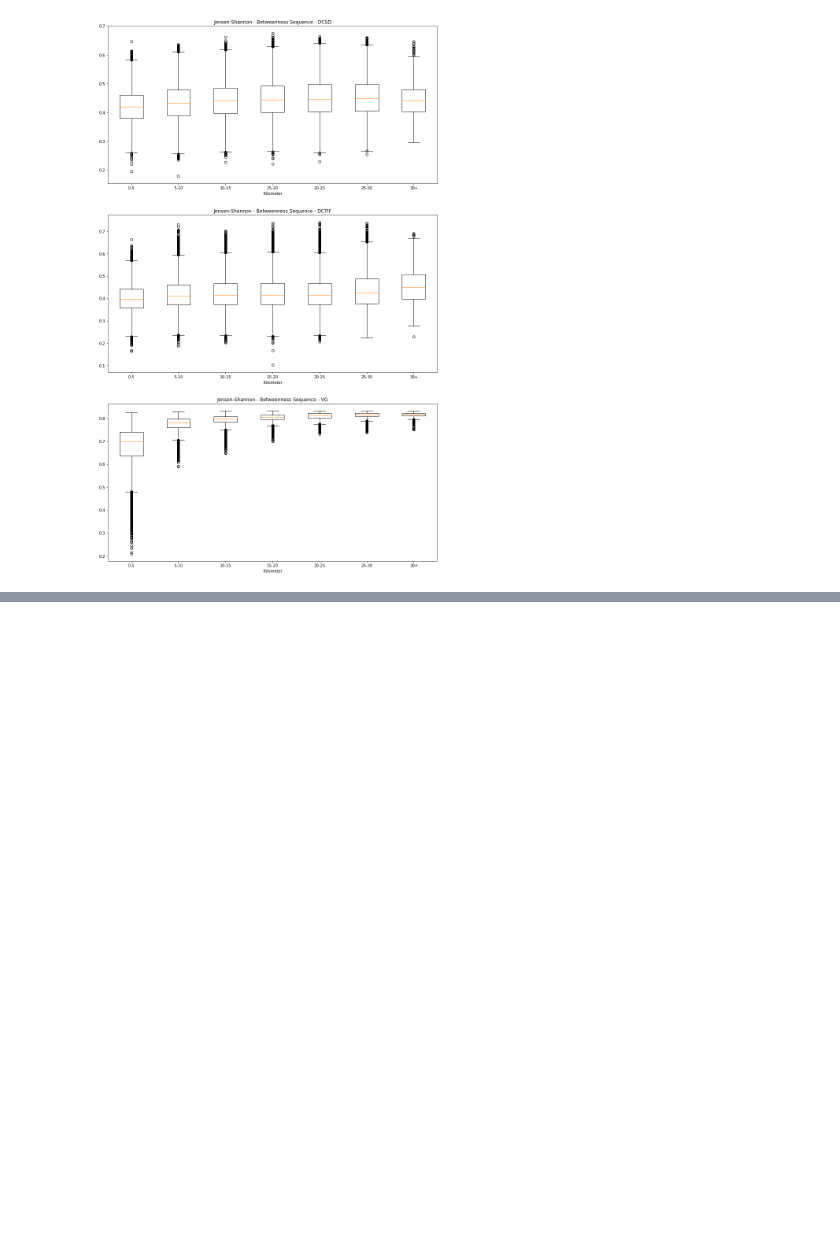
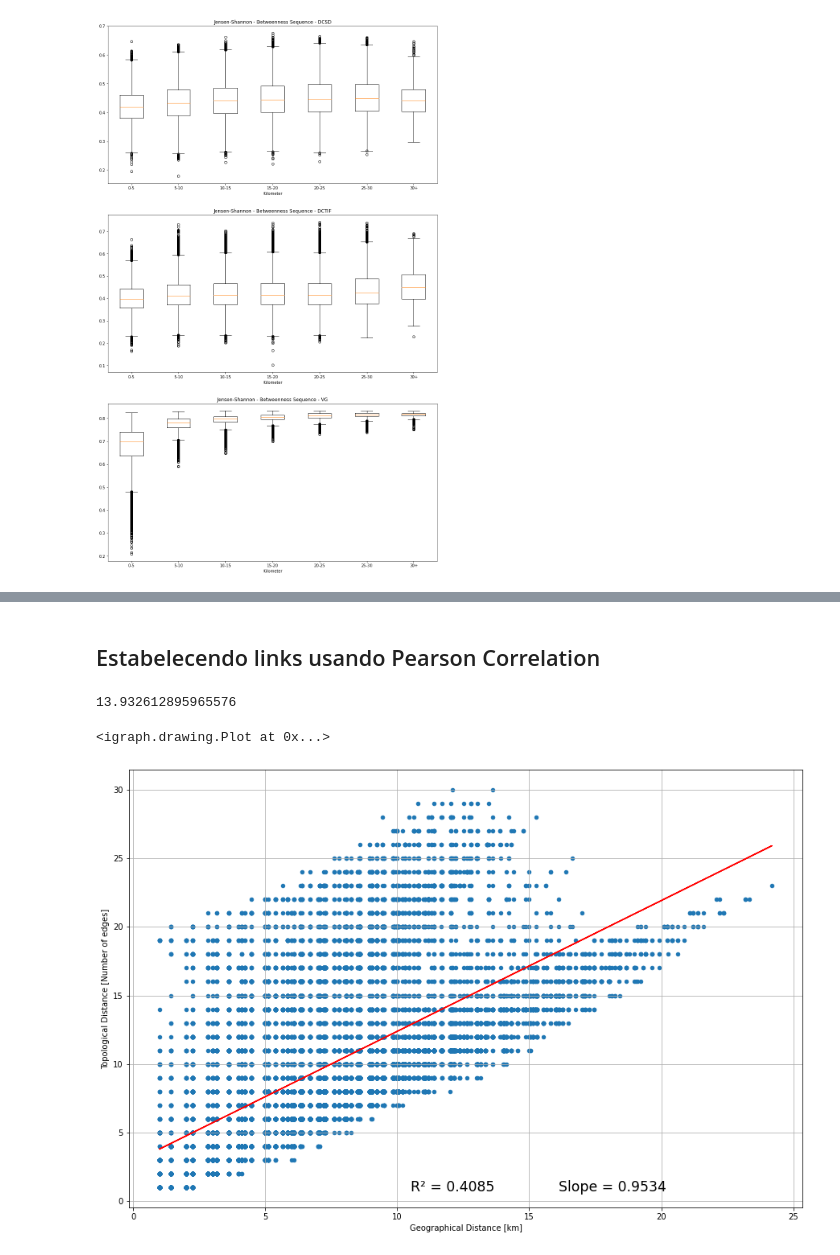
Before and after one commit to IuriDinizUfop/ComplexNetworks_MeteorologicalData, a Jupyter notebook: meteorological-data-complex-networks.ipynb, the cells around one changed output, grey strips where cells are left out. Cells and saved outputs as stored; diff of their text form; code cells hidden in the pictures; blank space fills up the shorter version.

```diff
--- a/meteorological-data-complex-networks.ipynb
+++ b/meteorological-data-complex-networks.ipynb
@@ -1356,0 +1364,2 @@ boxplot_seq(jensenshannon_dist_dcsd_betweenness,jensenshannon_dist_dctif_between
+# %% [markdown]
+## Estabelecendo links usando Pearson Correlation
@@ -1356,0 +1377,28 @@ boxplot_seq(jensenshannon_dist_dcsd_betweenness,jensenshannon_dist_dctif_between
+# %%
+# Execution time: 14s
+i = time.time();
+pearson = pearson_correlation(meteorological_time_series,thrshld=0.86);
+e = time.time();
+print(e-i);
+# %% [output]
+13.932612895965576
+# %%
+g_graph_pc = g_graph(pearson);
+# %%
+# Graph plot - Pearson Correlation
+g_graph_pc[0]
+# %% [output]
+<igraph.drawing.Plot at 0x...>
+# %%
+# Shortest paths - Pearson Correlation
+s_paths_pc = shortest_paths(g_graph_pc[1]);
+# %%
+# Shortest paths and Geographical distance - Pearson Correlation
+topological_geographical_dist_pc = {}; # First: Topological distance; Second: Geographical distance
+for i in s_paths_pc:
+    topological_geographical_dist_pc[i] = [s_paths_pc[i],geo_dist[i]];
+# %%
+# Geographical Distance x Topological Distance
+plot_geo_top(topological_geographical_dist_pc)
+# %% [output]
+[figure, added]
```
Also changed, not shown: parts of 59 cells of this notebook.
